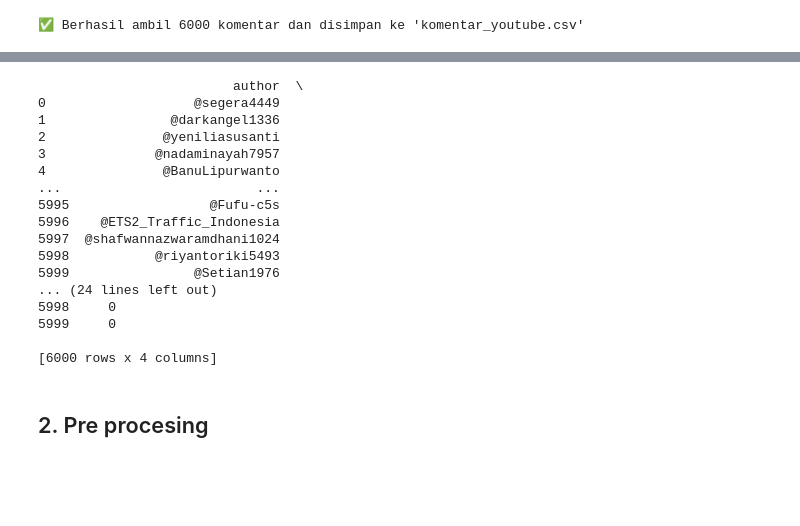
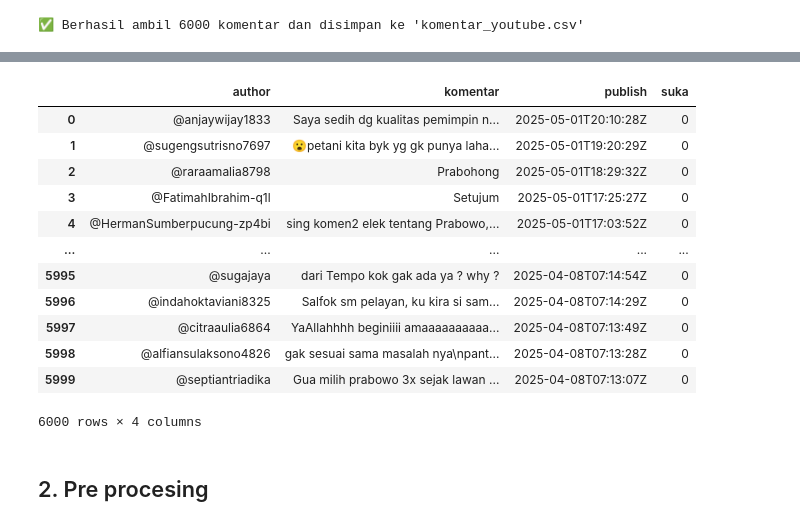
Before and after one commit to LIVECODING-2025/Saruto, a Jupyter notebook: Analisis_Sentimen.ipynb, the cells around one changed output, grey strips where cells are left out. Saved outputs shown, nothing was run; the diff lists cells and outputs as text; code cells hidden in the pictures; blank space fills up the shorter version.

```diff
--- a/Analisis_Sentimen.ipynb
+++ b/Analisis_Sentimen.ipynb
@@ -116,24 +106,20 @@ display(df)
 # %%
 df_subset = df[['author', 'komentar', 'publish', 'suka',]]
-print(df_subset)
+df_subset
 # %% [output]
+|  | author | komentar | publish | suka |
+| 0 | @anjaywijay1833 | Saya sedih dg kualitas pemimpin n... | 2025-05-01T20:10:28Z | 0 |
+| 1 | @sugengsutrisno7697 | 😮petani kita byk yg gk punya laha... | 2025-05-01T19:20:29Z | 0 |
+| 2 | @raraamalia8798 | Prabohong | 2025-05-01T18:29:32Z | 0 |
+| 3 | @FatimahIbrahim-q1l | Setujum | 2025-05-01T17:25:27Z | 0 |
+| 4 | @HermanSumberpucung-zp4bi | sing komen2 elek tentang Prabowo,... | 2025-05-01T17:03:52Z | 0 |
+| ... | ... | ... | ... | ... |
+| 5995 | @sugajaya | dari Tempo kok gak ada ya ? why ? | 2025-04-08T07:14:54Z | 0 |
+| 5996 | @indahoktaviani8325 | Salfok sm pelayan, ku kira si sam... | 2025-04-08T07:14:29Z | 0 |
+| 5997 | @citraaulia6864 | YaAllahhhh beginiiii amaaaaaaaaaa... | 2025-04-08T07:13:49Z | 0 |
+| 5998 | @alfiansulaksono4826 | gak sesuai sama masalah nya\npant... | 2025-04-08T07:13:28Z | 0 |
+| 5999 | @septiantriadika | Gua milih prabowo 3x sejak lawan ... | 2025-04-08T07:13:07Z | 0 |
-                         author  \
-0                   @segera4449
-1                @darkangel1336
-2               @yeniliasusanti
-3              @nadaminayah7957
-4               @BanuLipurwanto
-...                         ...
-5995                  @Fufu-c5s
-5996    @ETS2_Traffic_Indonesia
-5997  @shafwannazwaramdhani1024
-5998           @riyantoriki5493
-5999                @Setian1976
-... (24 lines left out)
-5998     0
-5999     0
-
-[6000 rows x 4 columns]
+6000 rows × 4 columns
 # %% [markdown]
 ## 2. Pre procesing
 # %%
```
Also changed, not shown: parts of 13 cells of this notebook.
